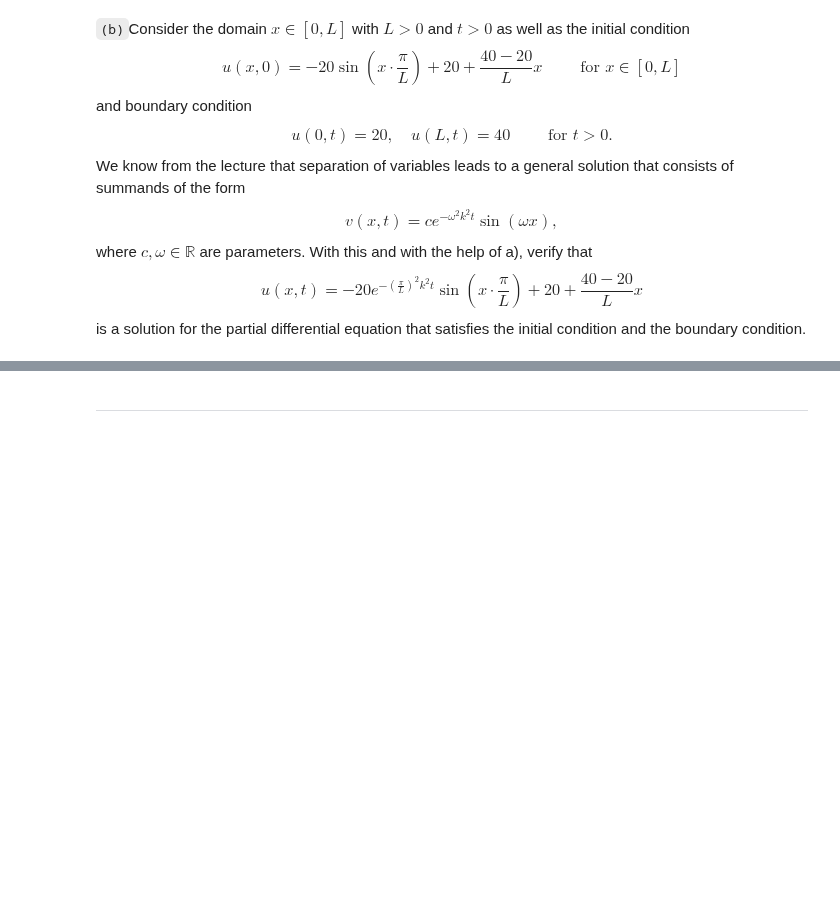
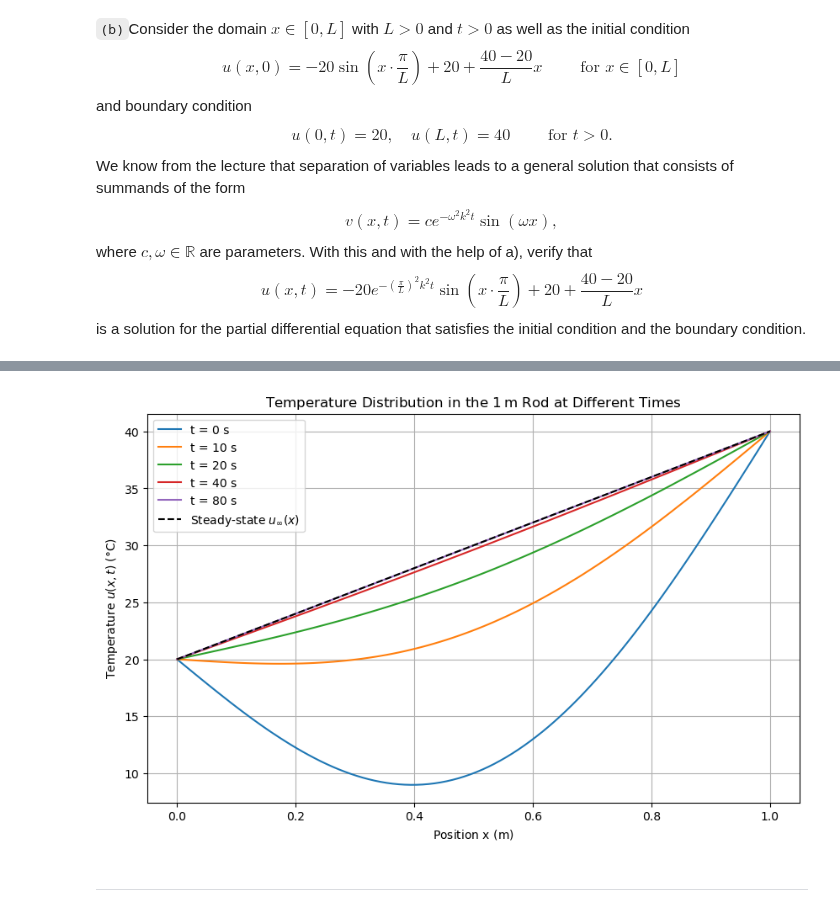
Before and after one commit to as3ert/TMFVC, a Jupyter notebook: Assignment 6/TMFVC_Ass06.ipynb, the cells around one changed output, grey strips where cells are left out. Drawn from its saved outputs; the diff is of its cells as text; code cells hidden in the pictures; blank space fills up the shorter version.

```diff
--- a/Assignment 6/TMFVC_Ass06.ipynb
+++ b/Assignment 6/TMFVC_Ass06.ipynb
@@ -171,3 +387,33 @@ Elaborate on the ``stability'' of the solution, i.e., determine and explain $\li
+# %%
+import numpy as np
+import matplotlib.pyplot as plt
+
+L = 1  # Length of the rod (m)
+k = 0.1  # Thermal diffusivity (m^2/s)
+x = np.linspace(0, L, 100)
+times = [0, 10, 20, 40, 80]
+
+# Heat diffusion equation
+def u(x, t):
+    return -20 * np.exp(-(np.pi / L)**2 * k**2 * t) * np.sin(np.pi * x / L) + 20 + (40 - 20) / L * x
+
+# Steady-state solution
+def u_inf(x):
+	return 20 + 20 * x
+
+plt.figure(figsize=(10, 6))
+for t in times:
+    plt.plot(x, u(x, t), label=f"t = {t} s")
+
+plt.plot(x, u_inf(x), 'k--', label="Steady-state $u_\infty(x)$")
+plt.title("Temperature Distribution in the $1\,\\text{m}$ Rod at Different Times")
+plt.xlabel("Position x ($\\text{m}$)")
+plt.ylabel("Temperature $u(x,t)$ ($\degree\\text{C}$)")
+plt.legend()
+plt.grid()
+plt.show()
+# %% [output]
+[figure, added]
 # %% [markdown]
 <hr>
 # %% [markdown]
```
Also changed, not shown: parts of 18 cells of this notebook.
